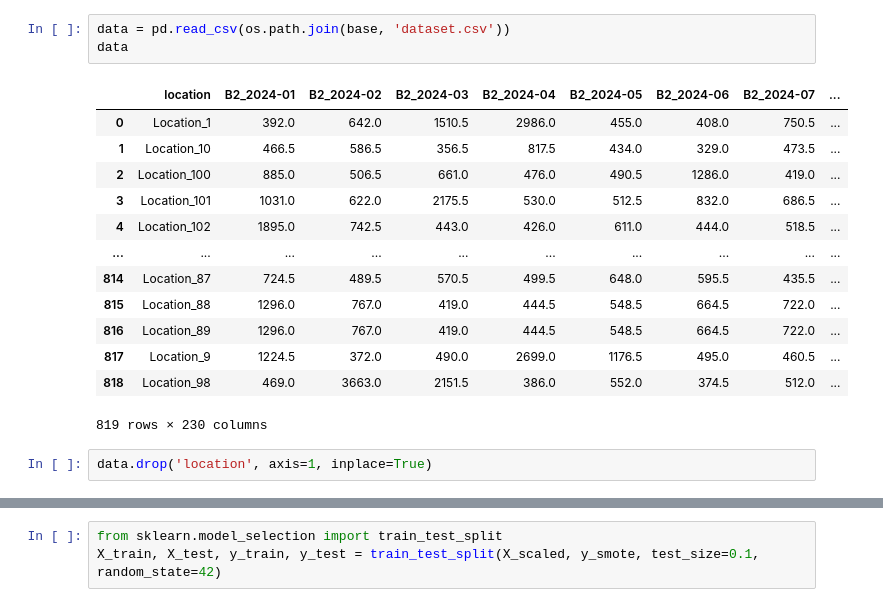
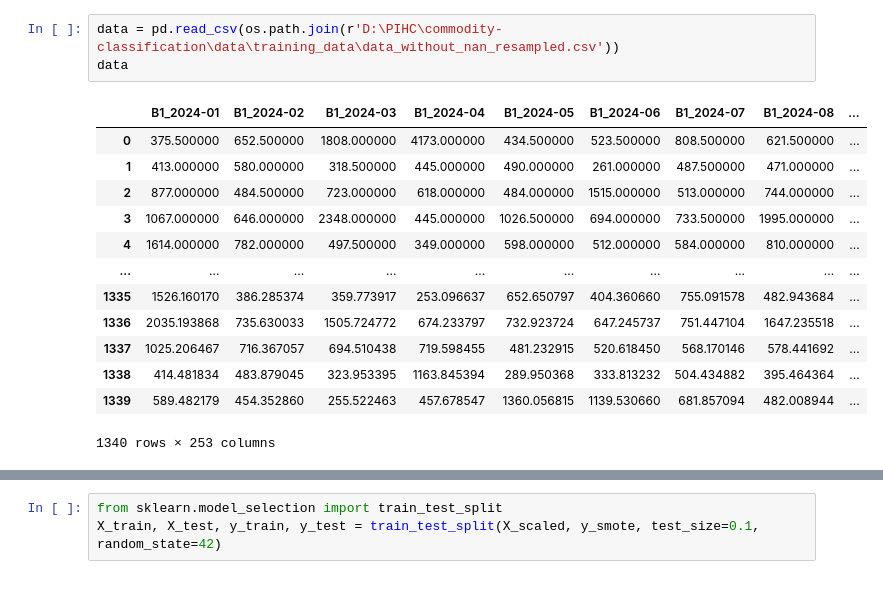
Before and after one commit to yocimm/commodity-classification, a Jupyter notebook: src/notebooks/traditional_modeling.ipynb, the cells around one changed output, grey strips where cells are left out. Cells and saved outputs as stored; diff of their text form.

```diff
--- a/src/notebooks/traditional_modeling.ipynb
+++ b/src/notebooks/traditional_modeling.ipynb
@@ -37,19 +50,17 @@ To: /content/satelite_data/dataset.csv
 # %%
-data = pd.read_csv(os.path.join(base, 'dataset.csv'))
+data = pd.read_csv(os.path.join(r'D:\PIHC\commodity-classification\data\training_data\data_without_nan_resampled.csv'))
 data
 # %% [output]
-|  | location | B2_2024-01 | B2_2024-02 | B2_2024-03 | B2_2024-04 | B2_2024-05 | B2_2024-06 | B2_2024-07 | ... |
-| 0 | Location_1 | 392.0 | 642.0 | 1510.5 | 2986.0 | 455.0 | 408.0 | 750.5 | ... |
-| 1 | Location_10 | 466.5 | 586.5 | 356.5 | 817.5 | 434.0 | 329.0 | 473.5 | ... |
-| 2 | Location_100 | 885.0 | 506.5 | 661.0 | 476.0 | 490.5 | 1286.0 | 419.0 | ... |
-| 3 | Location_101 | 1031.0 | 622.0 | 2175.5 | 530.0 | 512.5 | 832.0 | 686.5 | ... |
-| 4 | Location_102 | 1895.0 | 742.5 | 443.0 | 426.0 | 611.0 | 444.0 | 518.5 | ... |
+|  | B1_2024-01 | B1_2024-02 | B1_2024-03 | B1_2024-04 | B1_2024-05 | B1_2024-06 | B1_2024-07 | B1_2024-08 | ... |
+| 0 | 375.500000 | 652.500000 | 1808.000000 | 4173.000000 | 434.500000 | 523.500000 | 808.500000 | 621.500000 | ... |
+| 1 | 413.000000 | 580.000000 | 318.500000 | 445.000000 | 490.000000 | 261.000000 | 487.500000 | 471.000000 | ... |
+| 2 | 877.000000 | 484.500000 | 723.000000 | 618.000000 | 484.000000 | 1515.000000 | 513.000000 | 744.000000 | ... |
+| 3 | 1067.000000 | 646.000000 | 2348.000000 | 445.000000 | 1026.500000 | 694.000000 | 733.500000 | 1995.000000 | ... |
+| 4 | 1614.000000 | 782.000000 | 497.500000 | 349.000000 | 598.000000 | 512.000000 | 584.000000 | 810.000000 | ... |
 | ... | ... | ... | ... | ... | ... | ... | ... | ... | ... |
-| 814 | Location_87 | 724.5 | 489.5 | 570.5 | 499.5 | 648.0 | 595.5 | 435.5 | ... |
-| 815 | Location_88 | 1296.0 | 767.0 | 419.0 | 444.5 | 548.5 | 664.5 | 722.0 | ... |
-| 816 | Location_89 | 1296.0 | 767.0 | 419.0 | 444.5 | 548.5 | 664.5 | 722.0 | ... |
-| 817 | Location_9 | 1224.5 | 372.0 | 490.0 | 2699.0 | 1176.5 | 495.0 | 460.5 | ... |
-| 818 | Location_98 | 469.0 | 3663.0 | 2151.5 | 386.0 | 552.0 | 374.5 | 512.0 | ... |
+| 1335 | 1526.160170 | 386.285374 | 359.773917 | 253.096637 | 652.650797 | 404.360660 | 755.091578 | 482.943684 | ... |
+| 1336 | 2035.193868 | 735.630033 | 1505.724772 | 674.233797 | 732.923724 | 647.245737 | 751.447104 | 1647.235518 | ... |
+| 1337 | 1025.206467 | 716.367057 | 694.510438 | 719.598455 | 481.232915 | 520.618450 | 568.170146 | 578.441692 | ... |
+| 1338 | 414.481834 | 483.879045 | 323.953395 | 1163.845394 | 289.950368 | 333.813232 | 504.434882 | 395.464364 | ... |
+| 1339 | 589.482179 | 454.352860 | 255.522463 | 457.678547 | 1360.056815 | 1139.530660 | 681.857094 | 482.008944 | ... |
-819 rows × 230 columns
+1340 rows × 253 columns
-# %%
-data.drop('location', axis=1, inplace=True)
```
Also changed, not shown: parts of 22 cells of this notebook.
